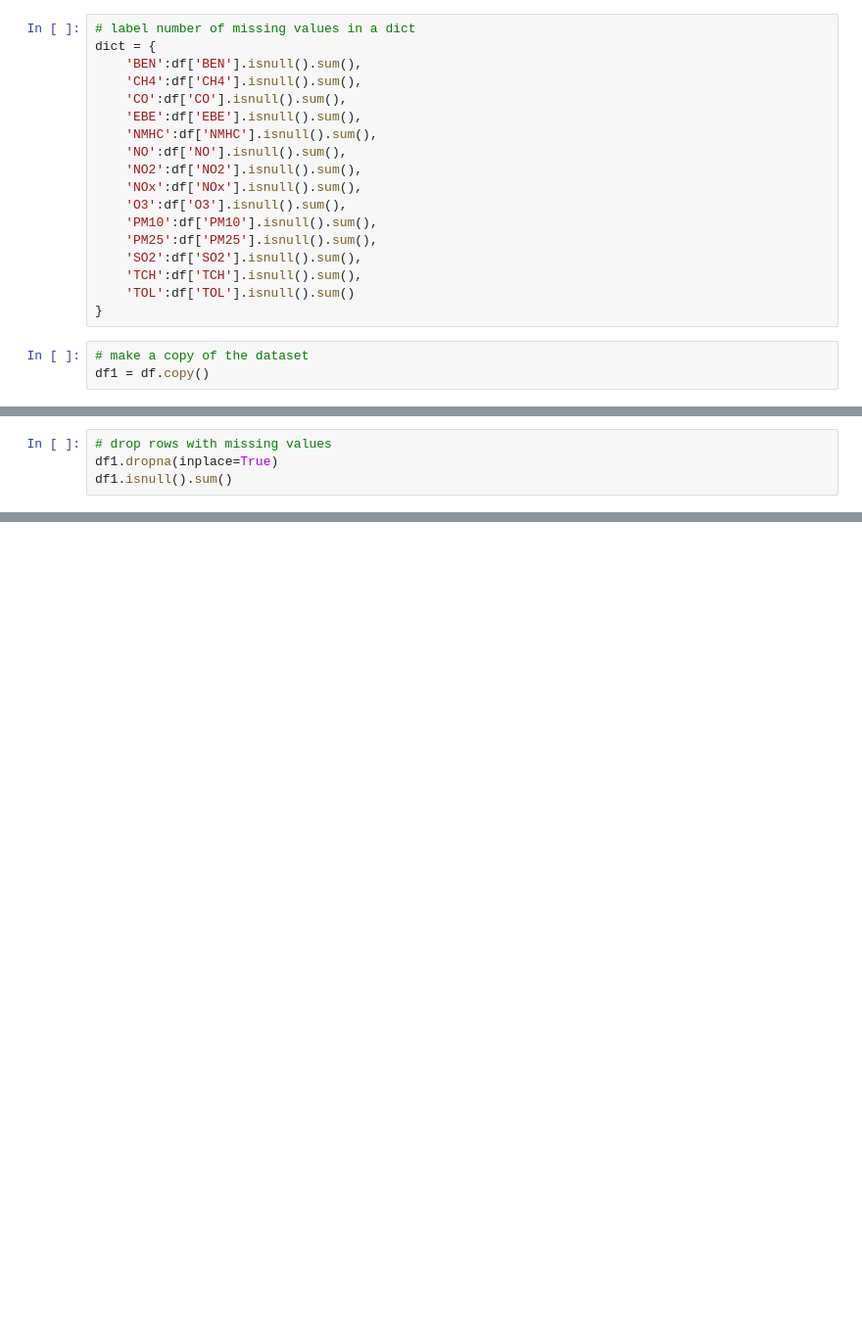
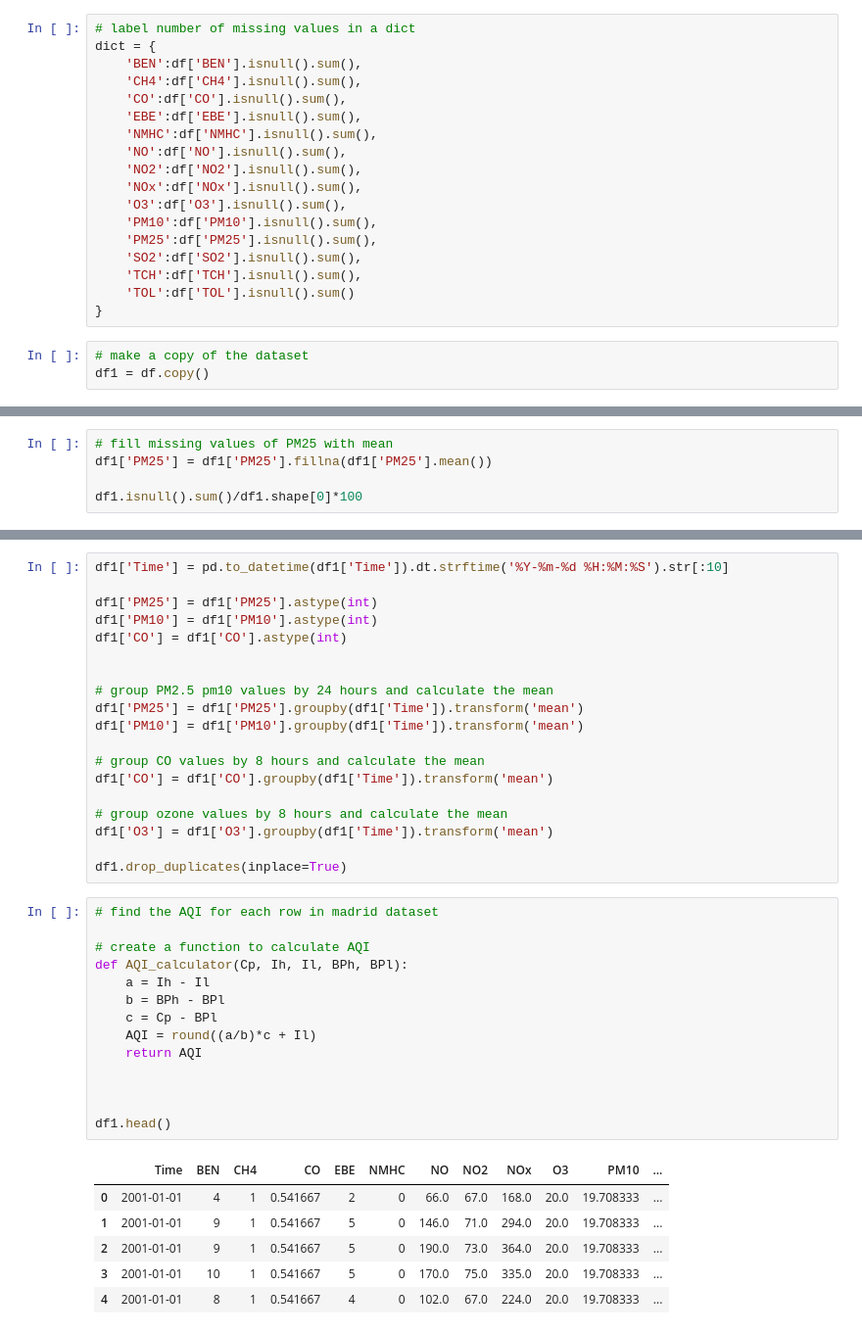
Before and after one commit to Turki-Moha/DS-project, a Jupyter notebook: Air polution.ipynb, the cells around one changed output, grey strips where cells are left out. Shown: that part at 98% size. Cells and saved outputs as stored; diff of their text form; blank space fills up the shorter version.

```diff
--- a/Air polution.ipynb
+++ b/Air polution.ipynb
@@ -274,4 +254,0 @@ dtype: int64
-# %%
-# drop rows with missing values
-df1.dropna(inplace=True)
-df1.isnull().sum()
@@ -294,0 +268,5 @@ dtype: int64
+# %%
+# fill missing values of PM25 with mean
+df1['PM25'] = df1['PM25'].fillna(df1['PM25'].mean())
+
+df1.isnull().sum()/df1.shape[0]*100
@@ -295,3 +290,43 @@ dtype: int64
+# %%
+df1['Time'] = pd.to_datetime(df1['Time']).dt.strftime('%Y-%m-%d %H:%M:%S').str[:10]
+
+df1['PM25'] = df1['PM25'].astype(int)
+df1['PM10'] = df1['PM10'].astype(int)
+df1['CO'] = df1['CO'].astype(int)
+
+
+# group PM2.5 pm10 values by 24 hours and calculate the mean
+df1['PM25'] = df1['PM25'].groupby(df1['Time']).transform('mean')
+df1['PM10'] = df1['PM10'].groupby(df1['Time']).transform('mean')
+
+# group CO values by 8 hours and calculate the mean
+df1['CO'] = df1['CO'].groupby(df1['Time']).transform('mean')
+
+# group ozone values by 8 hours and calculate the mean
+df1['O3'] = df1['O3'].groupby(df1['Time']).transform('mean')
+
+df1.drop_duplicates(inplace=True)
+# %%
+# find the AQI for each row in madrid dataset
+
+# create a function to calculate AQI
+def AQI_calculator(Cp, Ih, Il, BPh, BPl):
+    a = Ih - Il
+    b = BPh - BPl
+    c = Cp - BPl
+    AQI = round((a/b)*c + Il)
+    return AQI
+
+
+
+df1.head()
+# %% [output]
+|  | Time | BEN | CH4 | CO | EBE | NMHC | NO | NO2 | NOx | O3 | PM10 | ... |
+| 0 | 2001-01-01 | 4 | 1 | 0.541667 | 2 | 0 | 66.0 | 67.0 | 168.0 | 20.0 | 19.708333 | ... |
+| 1 | 2001-01-01 | 9 | 1 | 0.541667 | 5 | 0 | 146.0 | 71.0 | 294.0 | 20.0 | 19.708333 | ... |
+| 2 | 2001-01-01 | 9 | 1 | 0.541667 | 5 | 0 | 190.0 | 73.0 | 364.0 | 20.0 | 19.708333 | ... |
+| 3 | 2001-01-01 | 10 | 1 | 0.541667 | 5 | 0 | 170.0 | 75.0 | 335.0 | 20.0 | 19.708333 | ... |
+| 4 | 2001-01-01 | 8 | 1 | 0.541667 | 4 | 0 | 102.0 | 67.0 | 224.0 | 20.0 | 19.708333 | ... |
 # %%
 # save the cleaned dataset
 df1.to_csv('MadridPolution2001-2022_cleaned.csv', index=False)
```
Also changed, not shown: parts of 11 cells of this notebook, 1 other file.
